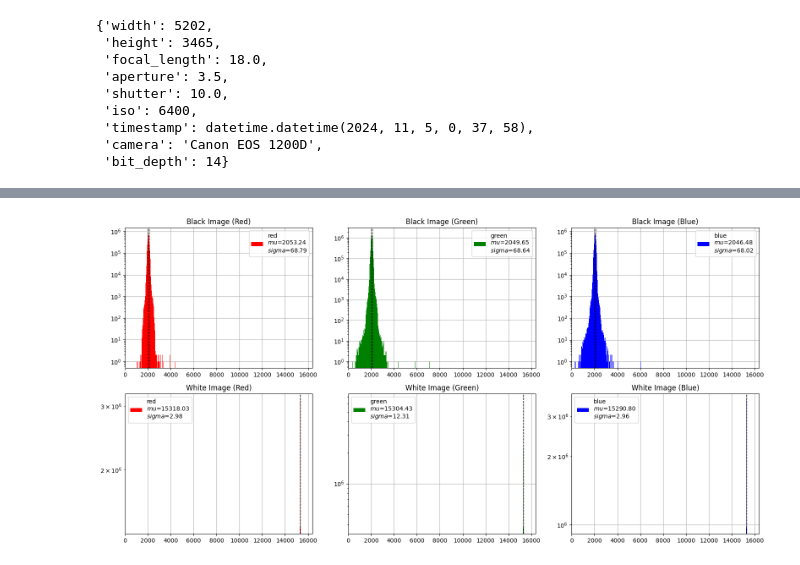
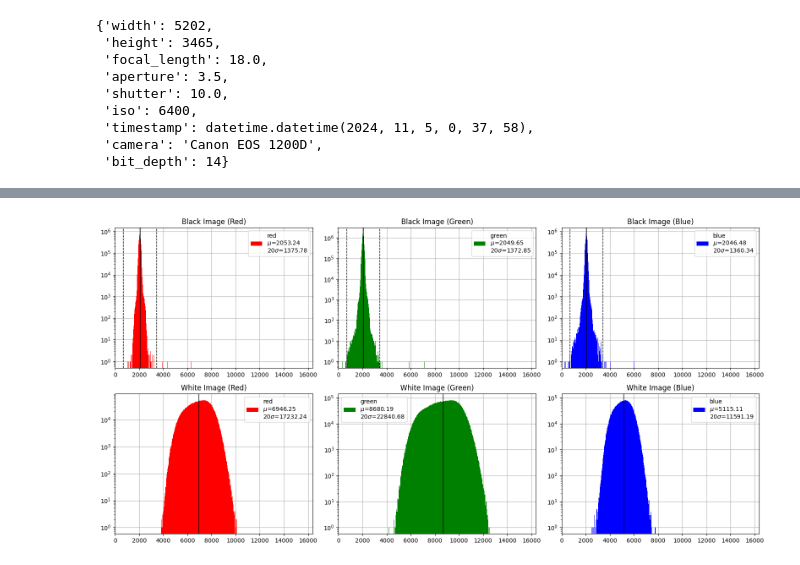
Before and after one commit to bischoff-m/stellar-statistics, a Jupyter notebook: src/demos/color_value_histograms.ipynb, the cells around one changed output, grey strips where cells are left out. Cells and saved outputs as stored; diff of their text form; code cells hidden in the pictures.

```diff
--- a/src/demos/color_value_histograms.ipynb
+++ b/src/demos/color_value_histograms.ipynb
@@ -8,8 +8,8 @@ files = cl.list_observations()
 df = cl.raw_to_df(files)
 
 img_sky = cl.RawImage(cl.Paths.observations / "2024-11-05/IMG_3320.CR2").load()
-img_black = cl.RawImage(cl.Paths.calibration / "2024-11-05/black_1.CR2").load()
-img_white = cl.RawImage(cl.Paths.calibration / "2024-11-05/white_1.CR2").load()
+img_black = cl.RawImage(cl.Paths.calibration / "2024-11-05/IMG_3330.CR2").load()
+img_white = cl.RawImage(cl.Paths.calibration / "2025-01-19/IMG_3358.CR2").load()
 img_sky.metadata.model_dump()
 # %% [output]
 {'width': 5202,
@@ -32,13 +32,13 @@ display(fig)
 # %%
 subplot_funcs = [
-    cl.rgb_histograms(img_black.raw(), title="Black Image"),
-    cl.rgb_histograms(img_white.raw(), title="White Image")
+    cl.rgb_histograms(img_black.raw(), title="Black Image", sigma_factor=20),
+    cl.rgb_histograms(img_white.raw(), title="White Image", sigma_factor=20),
 ]
 fig = cl.subplots_grid(subplot_funcs, figsize=(16, 8))
-fig.savefig(cl.Paths.data / "histograms_calibration.pdf")
+fig.savefig(cl.Paths.saved / "histograms_calibration.png", dpi=300, bbox_inches="tight")
 display(fig)
 # %% [output]
-[figure, old version]
+[figure, new version]
 # %%
 iso_series = cl.grab_series(df, "iso")
 n_iso = len(iso_series)
```
Also changed, not shown: parts of 3 cells of this notebook, 18 other files.
